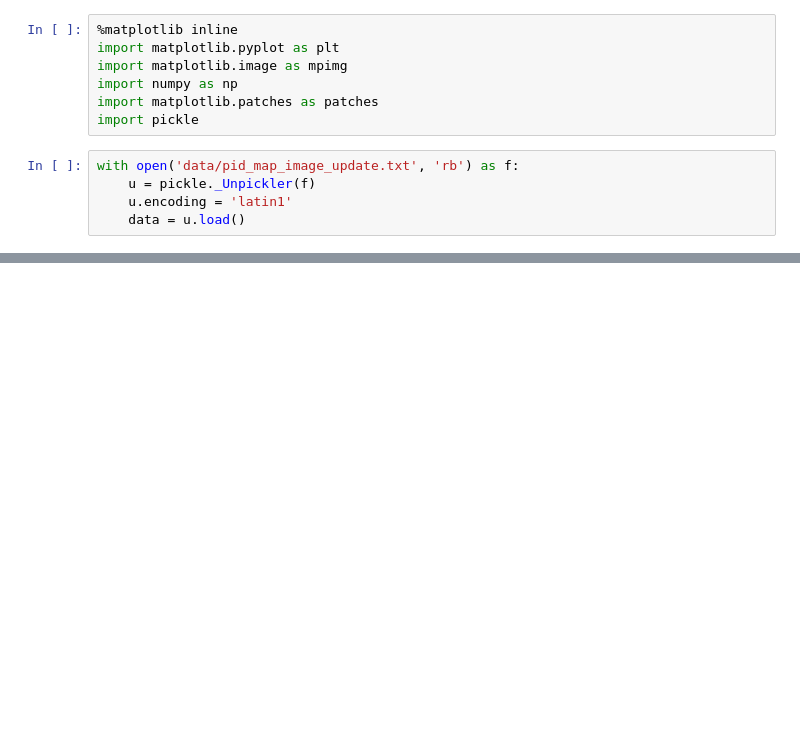
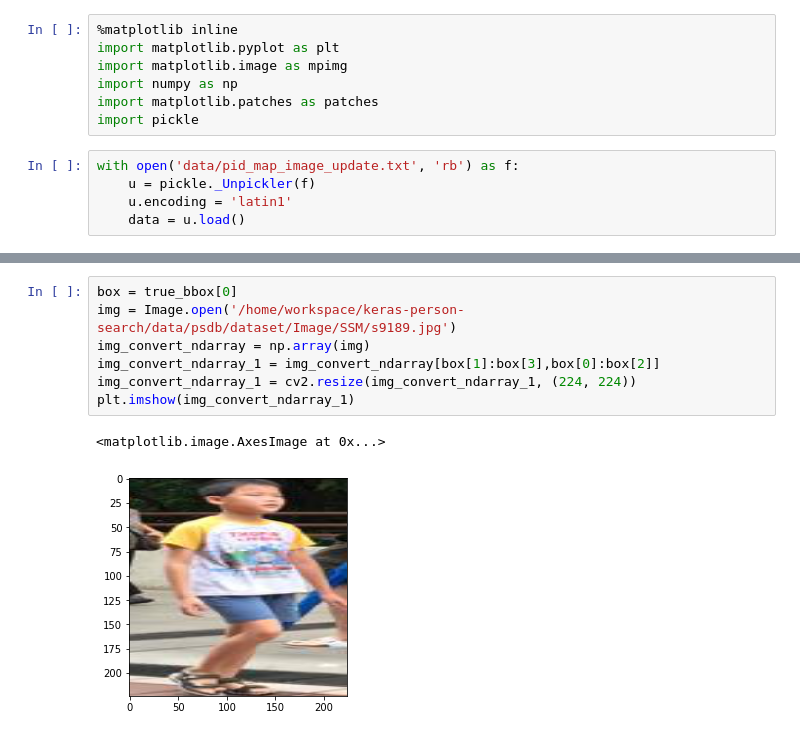
Before and after one commit to kaichiachen/person-search, a Jupyter notebook: playground.ipynb, the cells around one changed output, grey strips where cells are left out. Cells and saved outputs as stored; diff of their text form; blank space fills up the shorter version.

```diff
--- a/playground.ipynb
+++ b/playground.ipynb
@@ -47 +59,11 @@ plt.show()
+# %%
+box = true_bbox[0]
+img = Image.open('/home/workspace/keras-person-search/data/psdb/dataset/Image/SSM/s9189.jpg')
+img_convert_ndarray = np.array(img)
+img_convert_ndarray_1 = img_convert_ndarray[box[1]:box[3],box[0]:box[2]]
+img_convert_ndarray_1 = cv2.resize(img_convert_ndarray_1, (224, 224))
+plt.imshow(img_convert_ndarray_1)
+# %% [output]
+<matplotlib.image.AxesImage at 0x...>
+[figure, added]
 # %%
```
Also changed, not shown: parts of 8 cells of this notebook, 6 other files.
